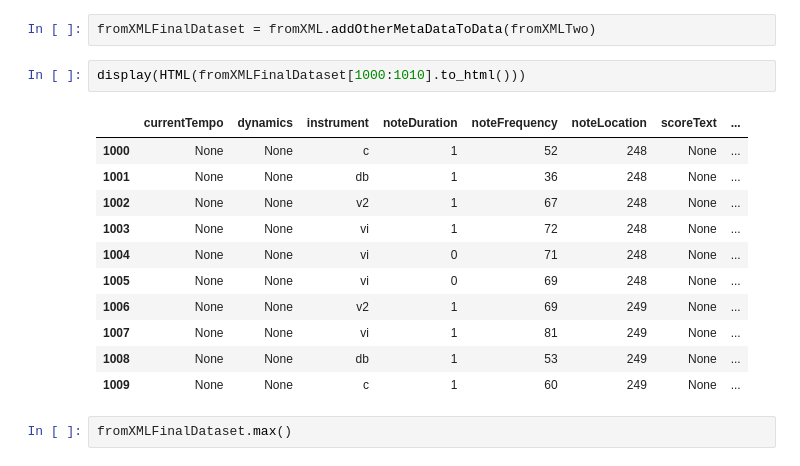
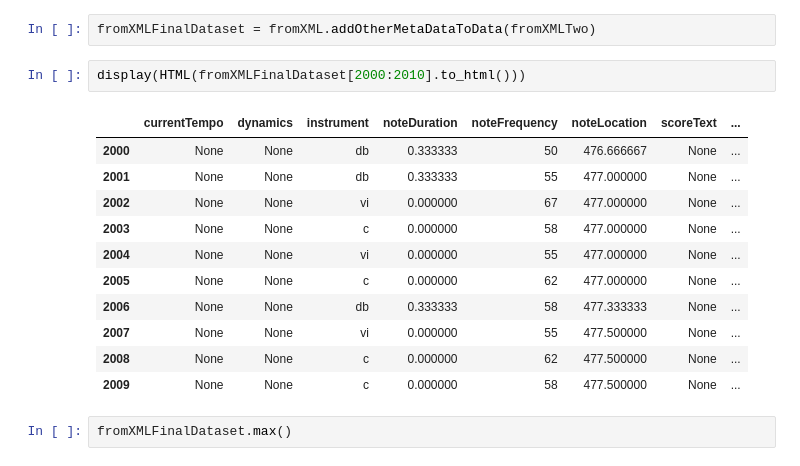
Before and after one commit to jgab3103/phd_code, a Jupyter notebook: Data Preparation-Polyphonic.ipynb, the cells around one changed output. Drawn from its saved outputs; the diff is of its cells as text.

```diff
--- a/Data Preparation-Polyphonic.ipynb
+++ b/Data Preparation-Polyphonic.ipynb
@@ -387,19 +387,19 @@ fromXMLTwo = fromXML.createDataFrameFromXML()
 # %%
 fromXMLFinalDataset = fromXML.addOtherMetaDataToData(fromXMLTwo)
 # %%
-display(HTML(fromXMLFinalDataset[1000:1010].to_html()))
+display(HTML(fromXMLFinalDataset[2000:2010].to_html()))
 # %% [output]
 |  | currentTempo | dynamics | instrument | noteDuration | noteFrequency | noteLocation | scoreText | ... |
-| 1000 | None | None | c | 1 | 52 | 248 | None | ... |
-| 1001 | None | None | db | 1 | 36 | 248 | None | ... |
-| 1002 | None | None | v2 | 1 | 67 | 248 | None | ... |
-| 1003 | None | None | vi | 1 | 72 | 248 | None | ... |
-| 1004 | None | None | vi | 0 | 71 | 248 | None | ... |
-| 1005 | None | None | vi | 0 | 69 | 248 | None | ... |
-| 1006 | None | None | v2 | 1 | 69 | 249 | None | ... |
-| 1007 | None | None | vi | 1 | 81 | 249 | None | ... |
-| 1008 | None | None | db | 1 | 53 | 249 | None | ... |
-| 1009 | None | None | c | 1 | 60 | 249 | None | ... |
+| 2000 | None | None | db | 0.333333 | 50 | 476.666667 | None | ... |
+| 2001 | None | None | db | 0.333333 | 55 | 477.000000 | None | ... |
+| 2002 | None | None | vi | 0.000000 | 67 | 477.000000 | None | ... |
+| 2003 | None | None | c | 0.000000 | 58 | 477.000000 | None | ... |
+| 2004 | None | None | vi | 0.000000 | 55 | 477.000000 | None | ... |
+| 2005 | None | None | c | 0.000000 | 62 | 477.000000 | None | ... |
+| 2006 | None | None | db | 0.333333 | 58 | 477.333333 | None | ... |
+| 2007 | None | None | vi | 0.000000 | 55 | 477.500000 | None | ... |
+| 2008 | None | None | c | 0.000000 | 62 | 477.500000 | None | ... |
+| 2009 | None | None | c | 0.000000 | 58 | 477.500000 | None | ... |
 # %%
 fromXMLFinalDataset.max()
 # %% [output]
```
